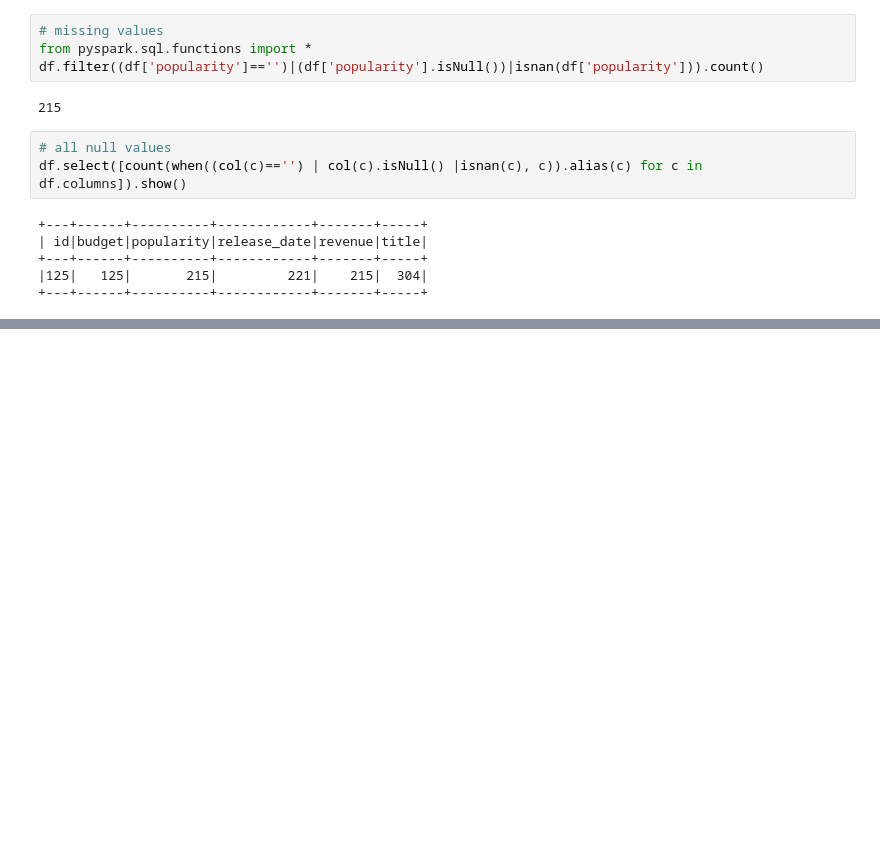
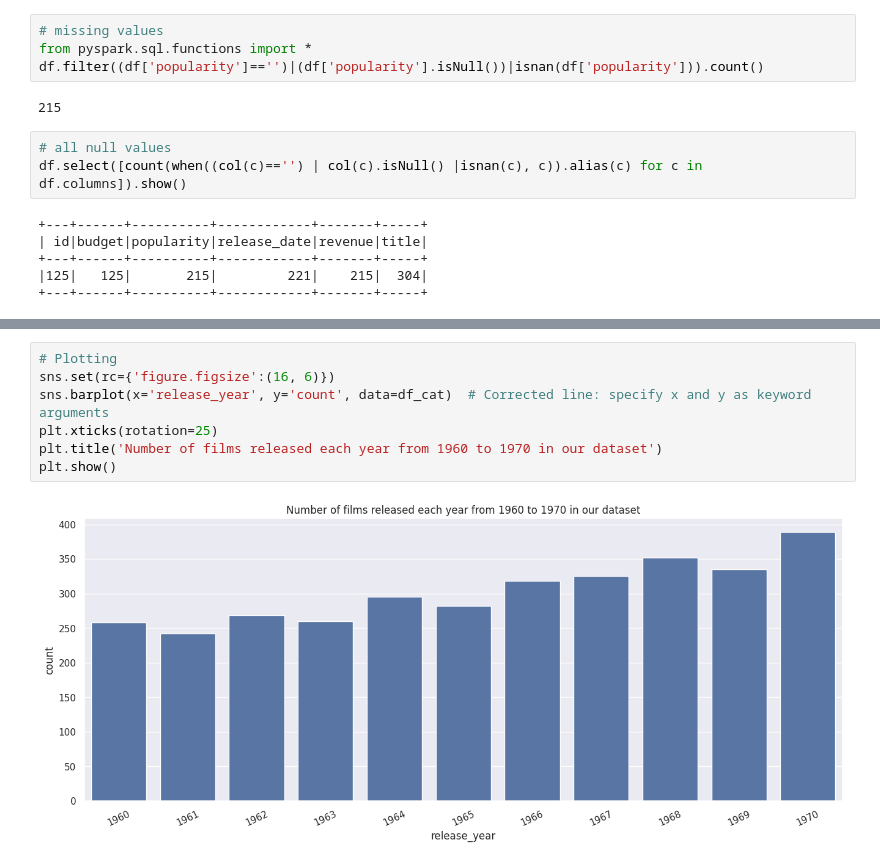
Before and after one commit to ankesh86/PySparkNotebooks, a Jupyter notebook: MoviesDataWrangling.ipynb, the cells around one changed output, grey strips where cells are left out. Drawn from its saved outputs; the diff is of its cells as text; blank space fills up the shorter version.

```diff
--- a/MoviesDataWrangling.ipynb
+++ b/MoviesDataWrangling.ipynb
@@ -108,0 +992,9 @@ df.select([count(when((col(c)=='') | col(c).isNull() |isnan(c), c)).alias(c) for
+# %%
+# Plotting
+sns.set(rc={'figure.figsize':(16, 6)})
+sns.barplot(x='release_year', y='count', data=df_cat)  # Corrected line: specify x and y as keyword arguments
+plt.xticks(rotation=25)
+plt.title('Number of films released each year from 1960 to 1970 in our dataset')
+plt.show()
+# %% [output]
+[figure, added]
```
Also changed, not shown: parts of 86 cells of this notebook.
